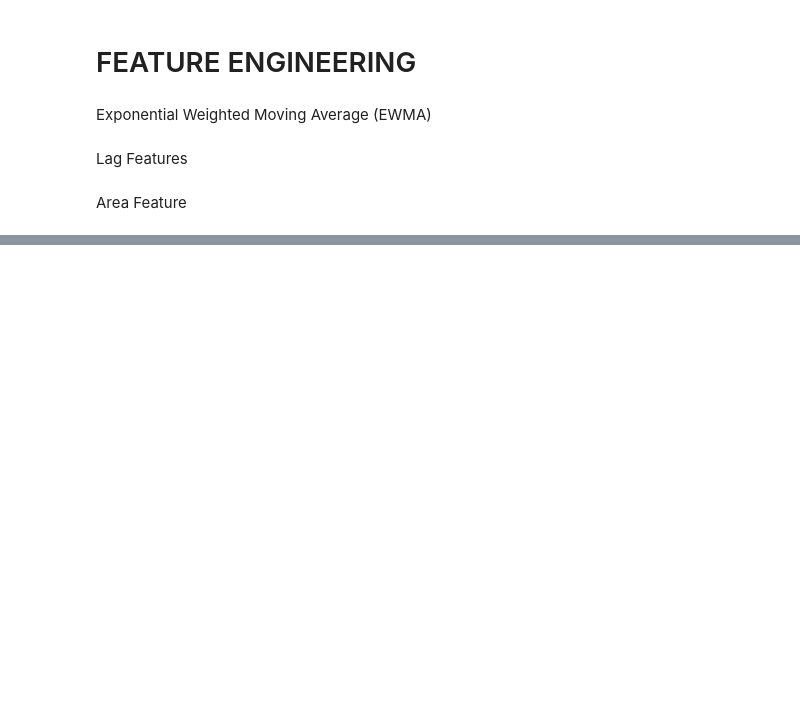
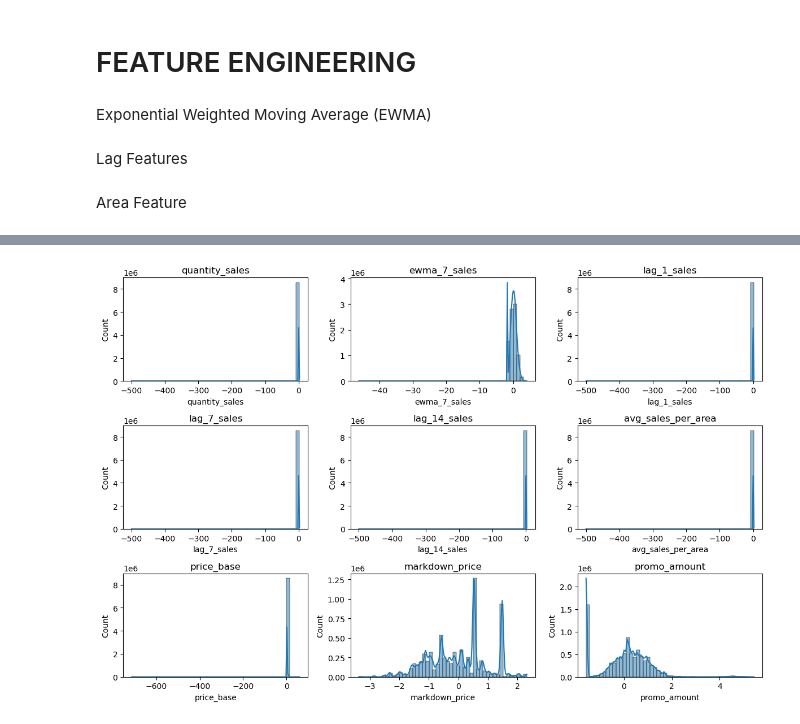
Before and after one commit to reagan-adajo/Capstone_Project, a Jupyter notebook: index.ipynb, the cells around one changed output, grey strips where cells are left out. Saved outputs shown, nothing was run; the diff lists cells and outputs as text; code cells hidden in the pictures; blank space fills up the shorter version.

```diff
--- a/index.ipynb
+++ b/index.ipynb
@@ -667,0 +696,2 @@ KeyError: 'area'
+# %%
+sales_data = sales_data.iloc[14:]  # Removes first 14 rows
@@ -667,0 +715,12 @@ KeyError: 'area'
+# %%
+from sklearn.preprocessing import StandardScaler
+
+# Features to scale
+features_to_scale = ['quantity_sales', 'ewma_7_sales', 'lag_1_sales', 'lag_7_sales', 'lag_14_sales', 'avg_sales_per_area',
+                     'price_base', 'markdown_price', 'promo_amount']
+
+scaler = StandardScaler()
+sales_data[features_to_scale] = scaler.fit_transform(sales_data[features_to_scale])
+
+# Confirm scaling
+print(sales_data[features_to_scale].describe())
@@ -667,0 +747,19 @@ KeyError: 'area'
+# %%
+from sklearn.preprocessing import StandardScaler, PowerTransformer
+
+# Features that are highly skewed
+skewed_features = ['quantity_sales', 'ewma_7_sales', 'lag_1_sales', 'lag_7_sales',
+                   'lag_14_sales', 'avg_sales_per_area', 'markdown_price', 'promo_amount']
+
+# Check for negative values before log transformation
+for col in skewed_features:
+    if (sales_data[col] < 0).any():
+        print(f"Applying Yeo-Johnson transformation to: {col}")
+        pt = PowerTransformer(method='yeo-johnson')
+        sales_data[col] = pt.fit_transform(sales_data[[col]])
+    else:
+        sales_data[col] = np.log1p(sales_data[col])  # Standard log1p for non-negatives
+
+# Now apply StandardScaler
+scaler = StandardScaler()
+sales_data[features_to_scale] = scaler.fit_transform(sales_data[features_to_scale])
@@ -667,0 +775,13 @@ KeyError: 'area'
+# %%
+scaled_columns = ['quantity_sales', 'ewma_7_sales', 'lag_1_sales', 'lag_7_sales', 'lag_14_sales',
+                  'avg_sales_per_area', 'price_base', 'markdown_price', 'promo_amount']
+
+plt.figure(figsize=(12, 8))
+for i, col in enumerate(scaled_columns, 1):
+    plt.subplot(3, 3, i)
+    sns.histplot(sales_data[col], bins=50, kde=True)
+    plt.title(col)
+plt.tight_layout()
+plt.show()
+# %% [output]
+[figure, added]
```
Also changed, not shown: parts of 26 cells of this notebook.
